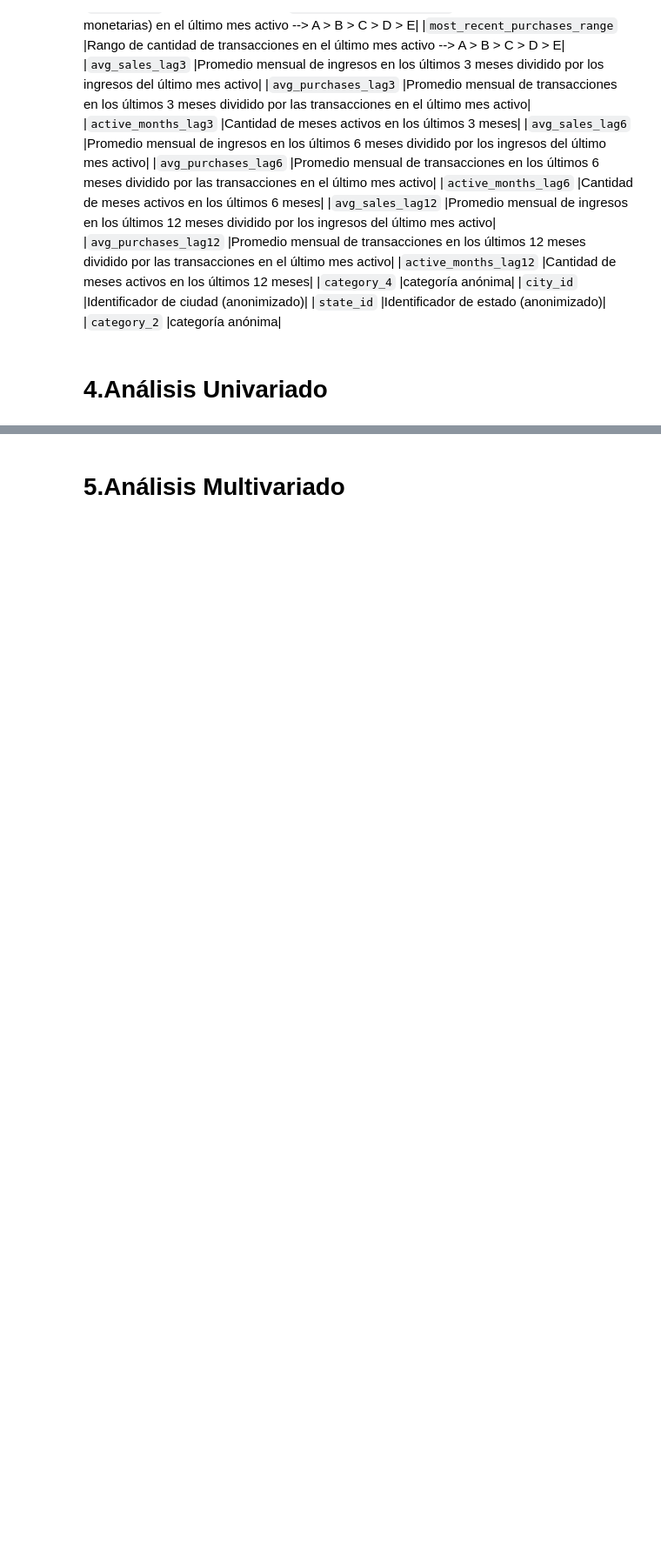
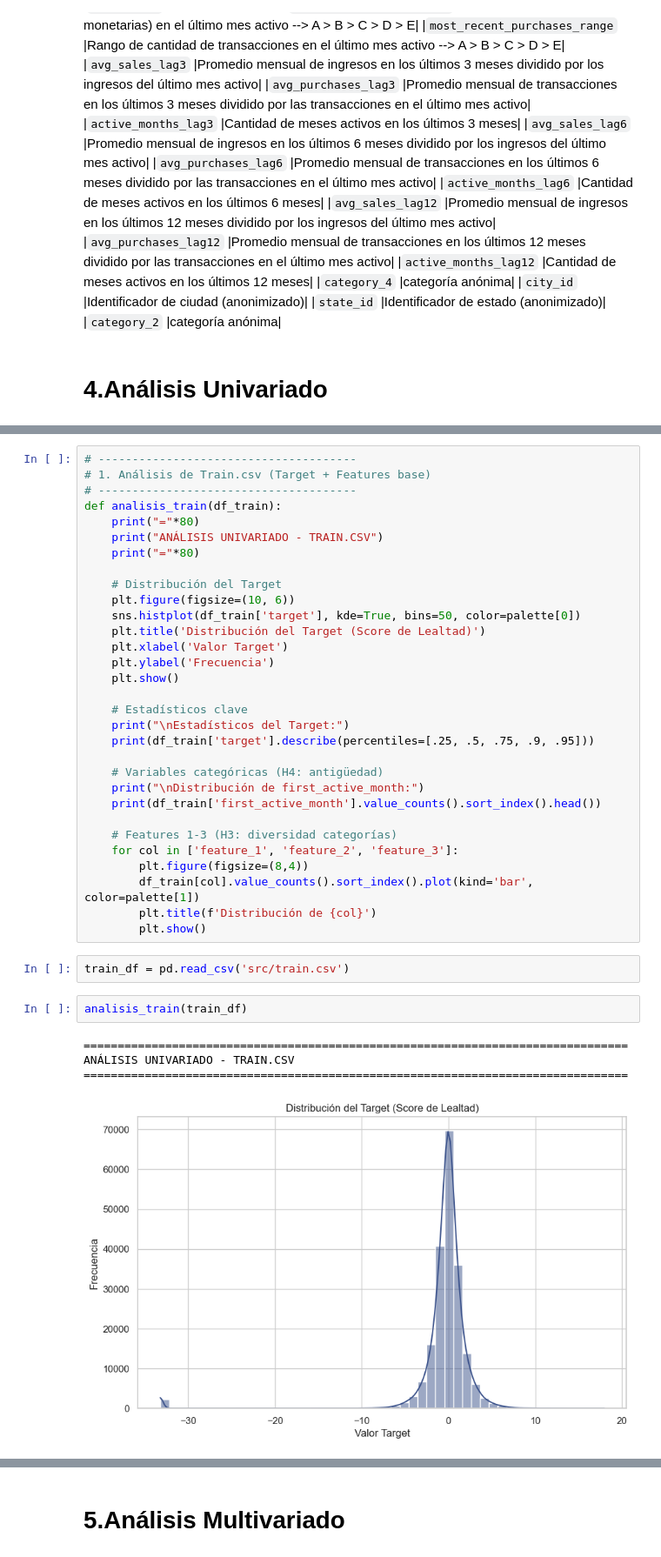
Before and after one commit to paulsantillan787/elo-data-mining, a Jupyter notebook: Comprension_de_datos_v1.ipynb, the cells around one changed output, grey strips where cells are left out. Shown at 87% size. Cells and saved outputs as stored; diff of their text form; blank space fills up the shorter version.

```diff
--- a/Comprension_de_datos_v1.ipynb
+++ b/Comprension_de_datos_v1.ipynb
@@ -585,0 +242,40 @@ muestran consistentemente una distribución altamente sesgada hacia valores bajo
+# %%
+# --------------------------------------
+# 1. Análisis de Train.csv (Target + Features base)
+# --------------------------------------
+def analisis_train(df_train):
+    print("="*80)
+    print("ANÁLISIS UNIVARIADO - TRAIN.CSV")
+    print("="*80)
+
+    # Distribución del Target
+    plt.figure(figsize=(10, 6))
+    sns.histplot(df_train['target'], kde=True, bins=50, color=palette[0])
+    plt.title('Distribución del Target (Score de Lealtad)')
+    plt.xlabel('Valor Target')
+    plt.ylabel('Frecuencia')
+    plt.show()
+
+    # Estadísticos clave
+    print("\nEstadísticos del Target:")
+    print(df_train['target'].describe(percentiles=[.25, .5, .75, .9, .95]))
+
+    # Variables categóricas (H4: antigüedad)
+    print("\nDistribución de first_active_month:")
+    print(df_train['first_active_month'].value_counts().sort_index().head())
+
+    # Features 1-3 (H3: diversidad categorías)
+    for col in ['feature_1', 'feature_2', 'feature_3']:
+        plt.figure(figsize=(8,4))
+        df_train[col].value_counts().sort_index().plot(kind='bar', color=palette[1])
+        plt.title(f'Distribución de {col}')
+        plt.show()
+# %%
+train_df = pd.read_csv('src/train.csv')
+# %%
+analisis_train(train_df)
+# %% [output]
+================================================================================
+ANÁLISIS UNIVARIADO - TRAIN.CSV
+================================================================================
+[figure, added]
```
Also changed, not shown: parts of 121 cells of this notebook.
